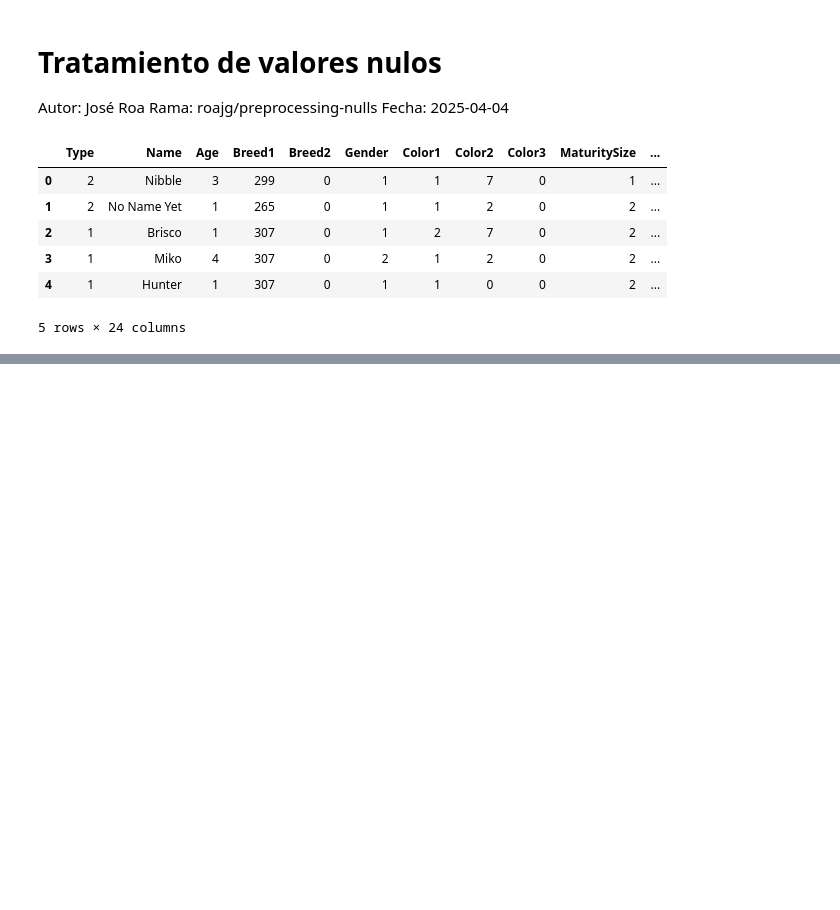
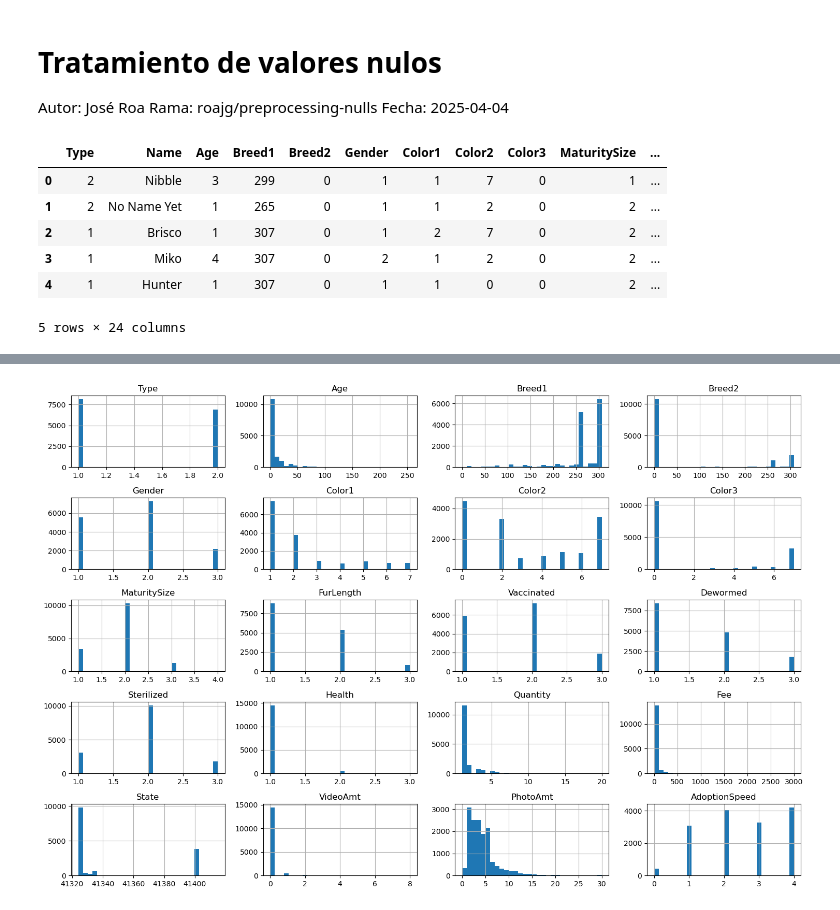
Before and after one commit to AraneoA/UA_MDM_Labo2, a Jupyter notebook: notebooks/preprocessing/analisis_procesm_nulls.ipynb, the cells around one changed output, grey strips where cells are left out. Drawn from its saved outputs; the diff is of its cells as text; code cells hidden in the pictures; blank space fills up the shorter version.

```diff
--- a/notebooks/preprocessing/analisis_procesm_nulls.ipynb
+++ b/notebooks/preprocessing/analisis_procesm_nulls.ipynb
@@ -41,0 +91,7 @@ dtype: int64
+# %%
+# Histograma de todas las variables numéricas
+data.select_dtypes(include='number').hist(bins=30, figsize=(15,10))
+plt.tight_layout()
+plt.show()
+# %% [output]
+[figure, added]
```
Also changed, not shown: parts of 11 cells of this notebook, 1 other file.
